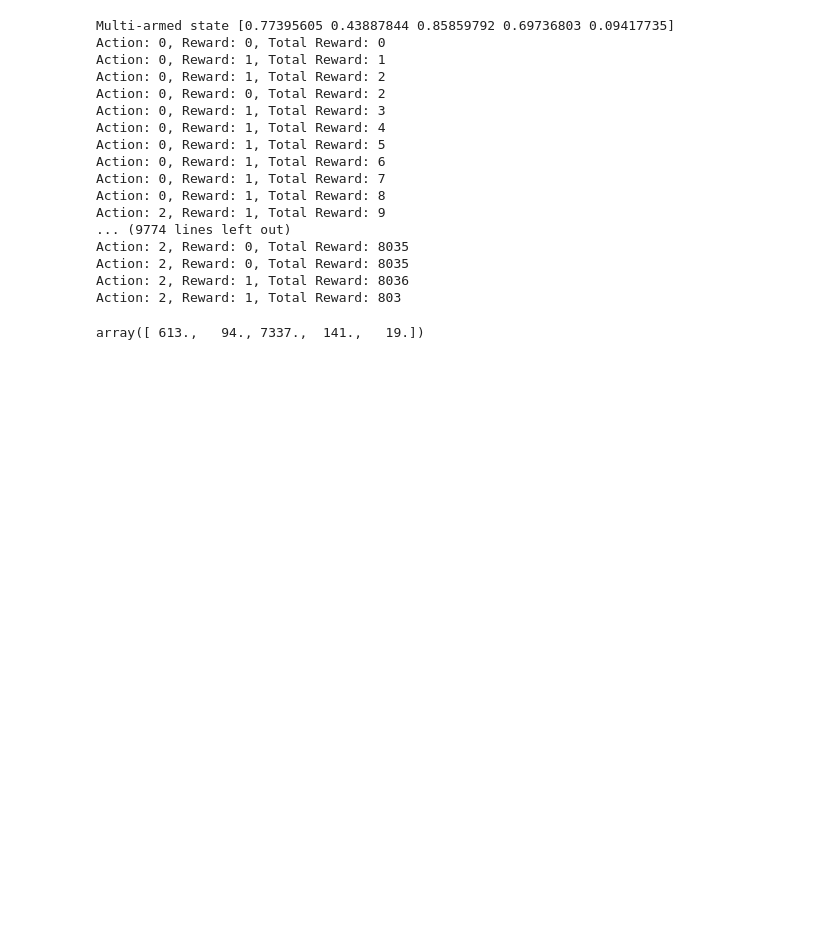
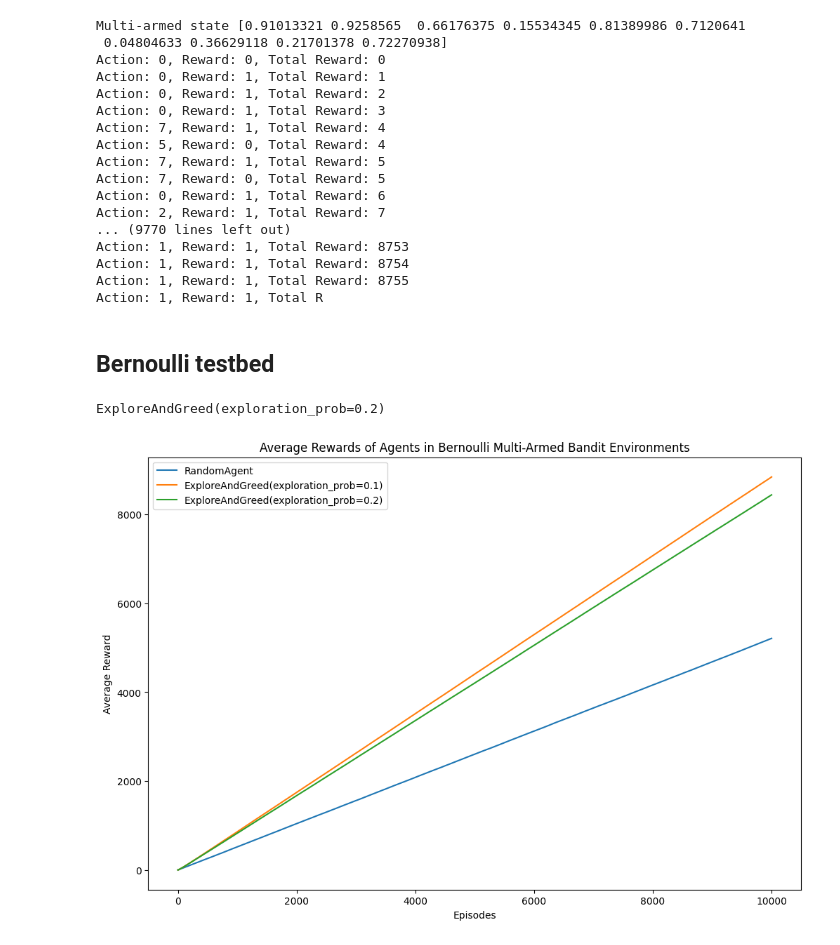
Before and after one commit to Stepan-Makarenko/Multi-armed-bandit-research, a Jupyter notebook: exploring.ipynb, the cells around one changed output. Drawn from its saved outputs; the diff is of its cells as text; code cells hidden in the pictures; blank space fills up the shorter version.

Commit message:
Do refactor of Multi-arm environment Conduct experiments, draw plots

```diff
--- a/exploring.ipynb
+++ b/exploring.ipynb
@@ -1,7 +1,10 @@
 # %%
 from multi_arm import MultiArmedBanditEnv
+from gymnasium import Space, Env
+import numpy as np
 
-env: MultiArmedBanditEnv = MultiArmedBanditEnv(n_arms=5, seed=42)
+probs = np.random.random(10)
+env: MultiArmedBanditEnv = MultiArmedBanditEnv(probabilities=probs, seed=42)
 obs: int = env.reset()
 done: bool = False
 total_reward: int = 0
@@ -59,6 +83,6 @@ class ExploreAndGreed:
 # %%
 print('Multi-armed state', env.probabilities)
-agent = ExploreAndGreed(env.n_arms)
+agent = ExploreAndGreed(env.action_space)
 obs: int = env.reset()
 done: bool = False
 total_reward: int = 0
@@ -69,24 +93,22 @@ while not done:
     total_reward += reward
     print(f"Action: {action}, Reward: {reward}, Total Reward: {total_reward}")
 # %% [output]
-Multi-armed state [0.77395605 0.43887844 0.85859792 0.69736803 0.09417735]
+Multi-armed state [0.91013321 0.9258565  0.66176375 0.15534345 0.81389986 0.7120641
+ 0.04804633 0.36629118 0.21701378 0.72270938]
 Action: 0, Reward: 0, Total Reward: 0
 Action: 0, Reward: 1, Total Reward: 1
 Action: 0, Reward: 1, Total Reward: 2
-Action: 0, Reward: 0, Total Reward: 2
 Action: 0, Reward: 1, Total Reward: 3
-Action: 0, Reward: 1, Total Reward: 4
-Action: 0, Reward: 1, Total Reward: 5
+Action: 7, Reward: 1, Total Reward: 4
+Action: 5, Reward: 0, Total Reward: 4
+Action: 7, Reward: 1, Total Reward: 5
+Action: 7, Reward: 0, Total Reward: 5
 Action: 0, Reward: 1, Total Reward: 6
-Action: 0, Reward: 1, Total Reward: 7
-Action: 0, Reward: 1, Total Reward: 8
-Action: 2, Reward: 1, Total Reward: 9
-... (9774 lines left out)
-Action: 2, Reward: 0, Total Reward: 8035
-Action: 2, Reward: 0, Total Reward: 8035
-Action: 2, Reward: 1, Total Reward: 8036
-Action: 2, Reward: 1, Total Reward: 803
+Action: 2, Reward: 1, Total Reward: 7
+... (9770 lines left out)
+Action: 1, Reward: 1, Total Reward: 8753
+Action: 1, Reward: 1, Total Reward: 8754
+Action: 1, Reward: 1, Total Reward: 8755
+Action: 1, Reward: 1, Total R
-# %%
-agent.arm_reward
-# %% [output]
-array([ 613.,   94., 7337.,  141.,   19.])
+# %% [markdown]
+## Bernoulli testbed
@@ -92,0 +164,16 @@ array([ 613.,   94., 7337.,  141.,   19.])
+# %%
+print(agent)
+# %% [output]
+ExploreAndGreed(exploration_prob=0.2)
+# %%
+plt.figure(figsize=(12, 8))
+for agent_name, rewards in average_agent_rewards.items():
+    plt.plot(rewards, label=agent_name)
+
+plt.title('Average Rewards of Agents in Bernoulli Multi-Armed Bandit Environments')
+plt.xlabel('Episodes')
+plt.ylabel('Average Reward')
+plt.legend()
+plt.show()
+# %% [output]
+[figure, added]
```
Also changed, not shown: parts of 3 cells of this notebook, 1 other file.
